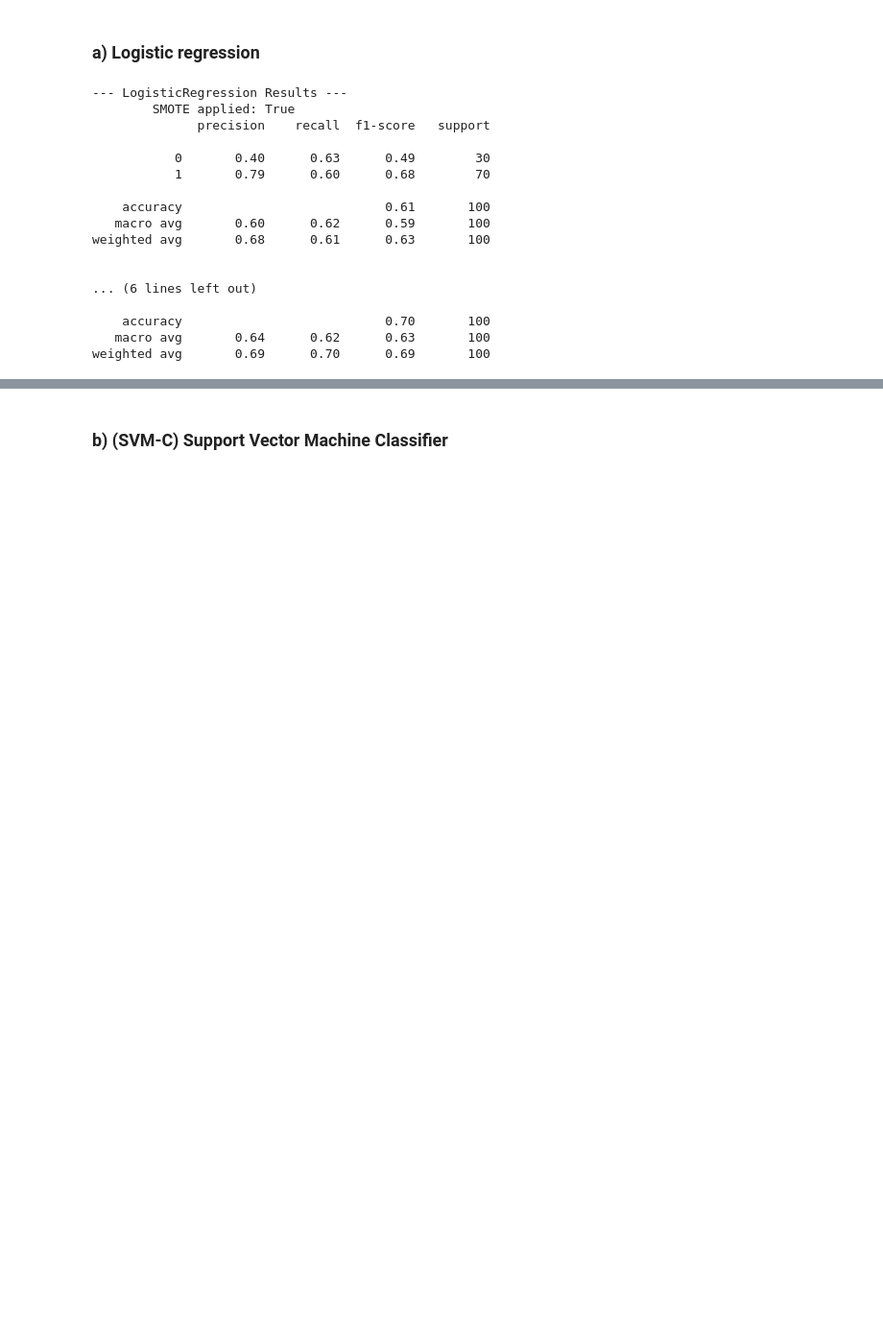
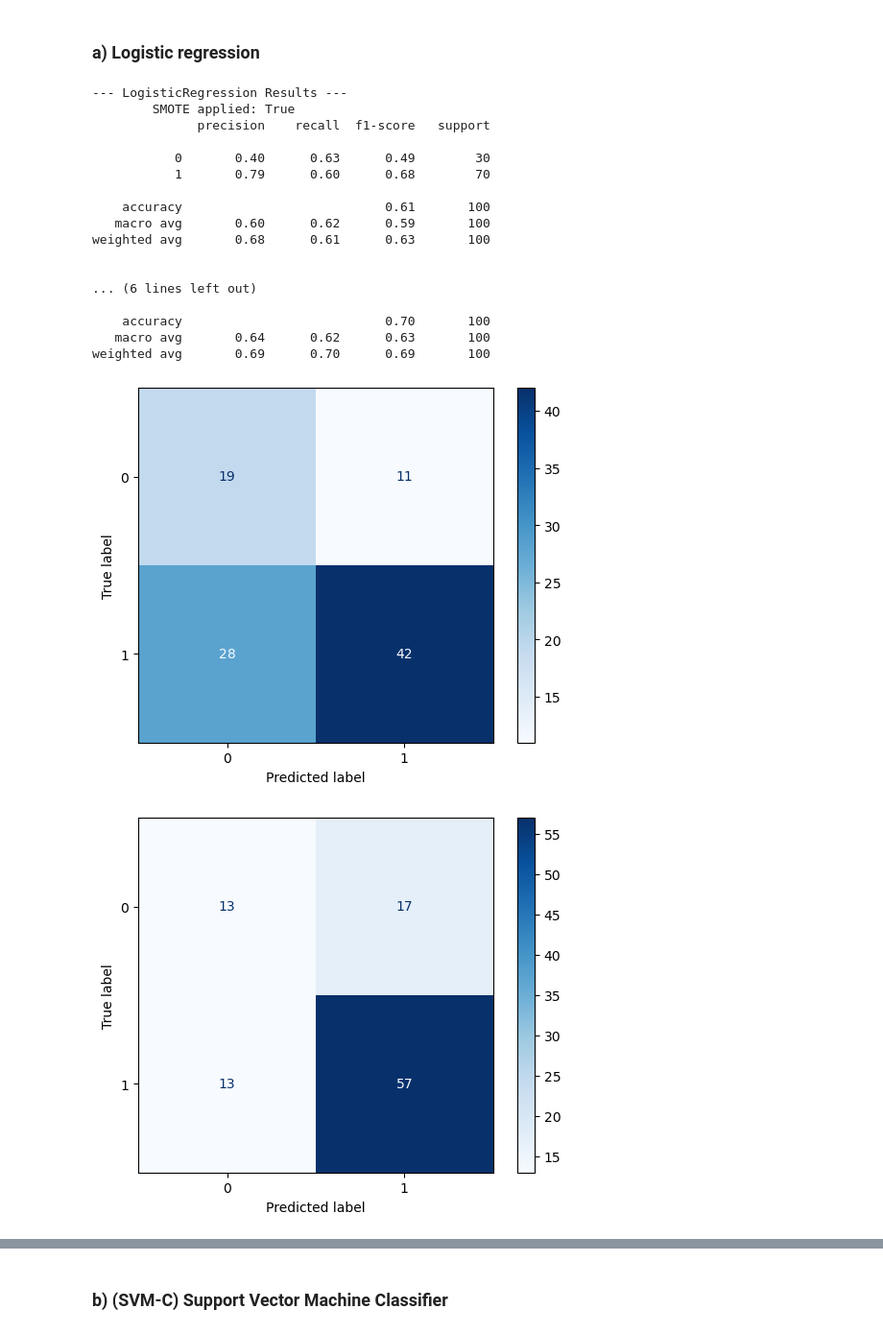
Before and after one commit to feed0/german-credit-data, a Jupyter notebook: python/src/2_fayaad_3_datamining_2_scale_sensitive_models.ipynb, the cells around one changed output, grey strips where cells are left out. Shown at 96% size. Saved outputs shown, nothing was run; the diff lists cells and outputs as text; code cells hidden in the pictures; blank space fills up the shorter version.

```diff
--- a/python/src/2_fayaad_3_datamining_2_scale_sensitive_models.ipynb
+++ b/python/src/2_fayaad_3_datamining_2_scale_sensitive_models.ipynb
@@ -74,10 +91,10 @@ X_TEST_30_SCALED  = pd.DataFrame(scaler.transform(X_TEST_30),  columns=X_TEST_30
 ## 2.3.2 Class balancing
 # %%
 # Instantiate SMOTE
-smote = SMOTE(random_state = RANDOM_STATE)
+smoter = SMOTE(random_state = RANDOM_STATE)
 # %%
 ## SMOTE on 10% Data
-X_TRAIN_RESAMPLED_10, Y_TRAIN_RESAMPLED_10 = smote.fit_resample(X_TRAIN_10_SCALED, Y_TRAIN_10)
+X_TRAIN_10_RESAMPLED, Y_TRAIN_10_RESAMPLED = smoter.fit_resample(X_TRAIN_10_SCALED, Y_TRAIN_10)
 # %%
 ## SMOTE on 30% Data
-X_TRAIN_RESAMPLED_30, Y_TRAIN_RESAMPLED_30 = smote.fit_resample(X_TRAIN_30_SCALED, Y_TRAIN_30)
+X_TRAIN_30_RESAMPLED, Y_TRAIN_30_RESAMPLED = smoter.fit_resample(X_TRAIN_30_SCALED, Y_TRAIN_30)
@@ -94,5 +116,6 @@ def fit_predict_metrics(model, smote: bool, X_train, y_train, X_test, y_test):
     y_pred = model.predict(X_test)
 
     print(classification_report(y_test, y_pred))
+    ConfusionMatrixDisplay.from_estimator(model, X_test, y_test, cmap='Blues')
 # %%
 # Instantiate models
@@ -103,25 +126,27 @@ nn_model  = MLPClassifier(random_state=RANDOM_STATE, max_iter=1000)
 ### a) Logistic regression
 # %%
 # LR 10% Data
-fit_predict_metrics(log_reg, smote=True,  X_train=X_TRAIN_RESAMPLED_10, y_train=Y_TRAIN_RESAMPLED_10, X_test=X_TEST_10_SCALED, y_test=Y_TEST_10)
+fit_predict_metrics(log_reg, smote=True,  X_train=X_TRAIN_10_RESAMPLED, y_train=Y_TRAIN_10_RESAMPLED, X_test=X_TEST_10_SCALED, y_test=Y_TEST_10)
 fit_predict_metrics(log_reg, smote=False, X_train=X_TRAIN_10_SCALED,    y_train=Y_TRAIN_10,           X_test=X_TEST_10_SCALED, y_test=Y_TEST_10)
 # %% [output]
 --- LogisticRegression Results ---
         SMOTE applied: True
               precision    recall  f1-score   support
 
            0       0.40      0.63      0.49        30
            1       0.79      0.60      0.68        70
 
     accuracy                           0.61       100
    macro avg       0.60      0.62      0.59       100
 weighted avg       0.68      0.61      0.63       100
 
 
 ... (6 lines left out)
 
     accuracy                           0.70       100
    macro avg       0.64      0.62      0.63       100
 weighted avg       0.69      0.70      0.69       100
+[figure, added]
+[figure, added]
 # %%
 # LR 30% Data
```
Also changed, not shown: parts of 15 cells of this notebook, 1 other file.
